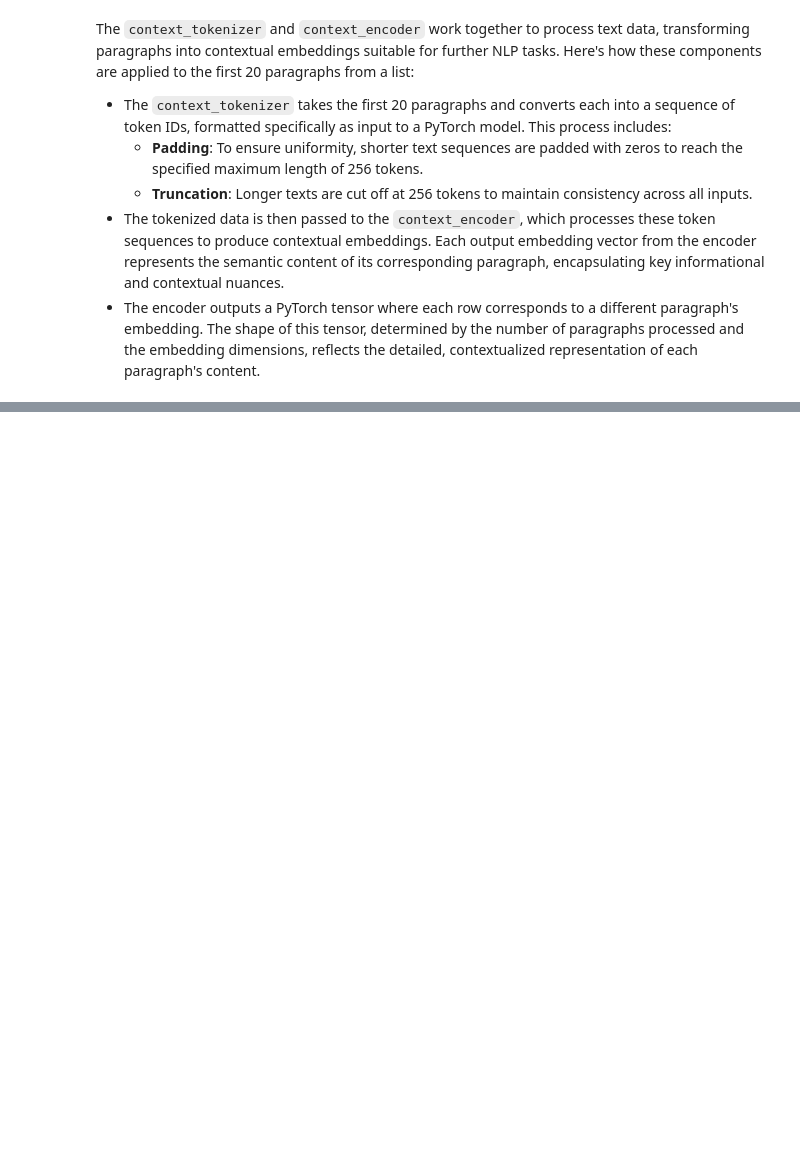
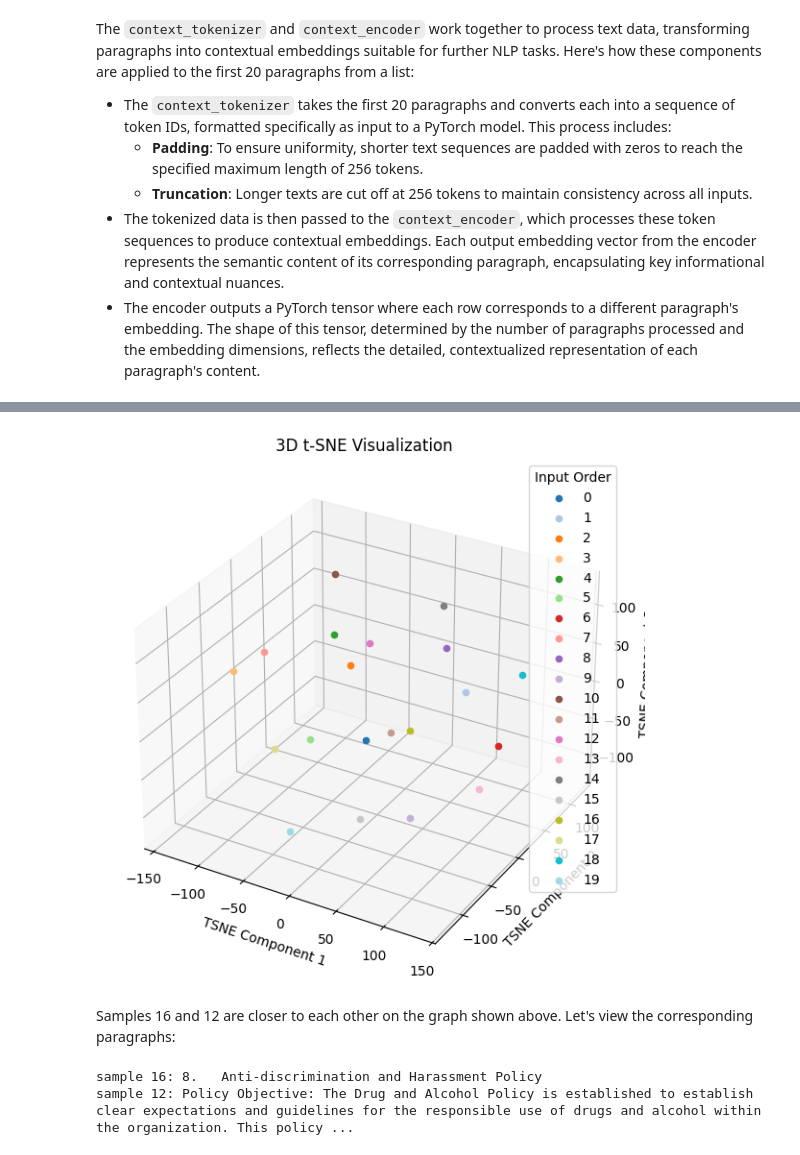
Before and after one commit to saifkheraj/d_s, a Jupyter notebook: GenAI/RAGs/huggingface_rags.ipynb, the cells around one changed output, grey strips where cells are left out. Saved outputs shown, nothing was run; the diff lists cells and outputs as text; code cells hidden in the pictures; blank space fills up the shorter version.

```diff
--- a/GenAI/RAGs/huggingface_rags.ipynb
+++ b/GenAI/RAGs/huggingface_rags.ipynb
@@ -246,0 +240,5 @@ The `context_tokenizer` and `context_encoder` work together to process text data
+# %%
+tokens=context_tokenizer( paragraphs[:20], return_tensors='pt', padding=True, truncation=True, max_length=256)
+tokens
+outputs=context_encoder(**tokens)
+outputs.pooler_output
@@ -246,0 +256,12 @@ The `context_tokenizer` and `context_encoder` work together to process text data
+# %%
+tsne_plot(outputs.pooler_output.detach().numpy())
+# %% [output]
+[figure, added]
+# %% [markdown]
+Samples 16 and 12 are closer to each other on the graph shown above. Let's view the corresponding paragraphs:
+# %%
+print("sample 16:", paragraphs[16])
+print("sample 12:", paragraphs[12])
+# %% [output]
+sample 16: 8.   Anti-discrimination and Harassment Policy
+sample 12: Policy Objective: The Drug and Alcohol Policy is established to establish clear expectations and guidelines for the responsible use of drugs and alcohol within the organization. This policy ...
```
Also changed, not shown: parts of 36 cells of this notebook.
